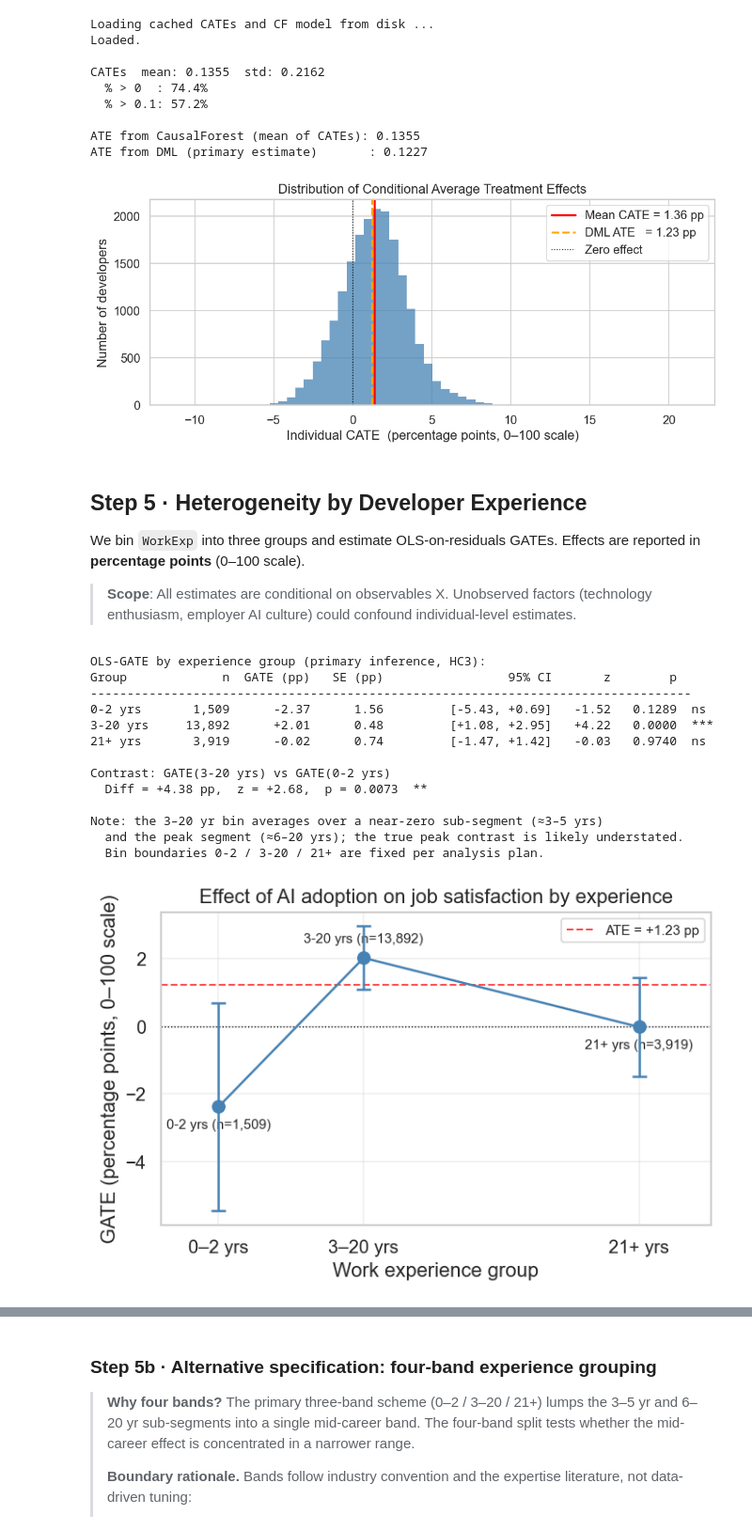
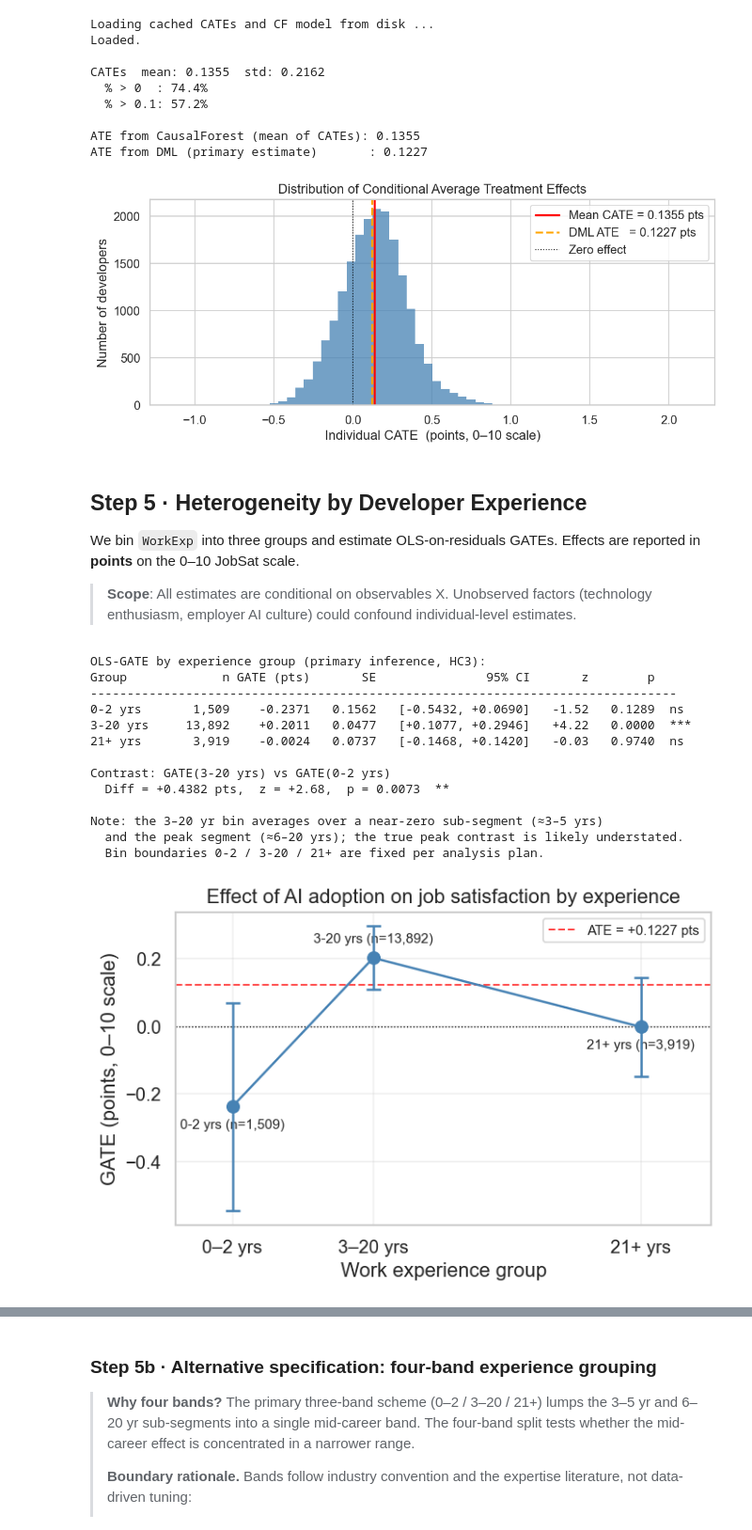
Before and after one commit to SivertIvarhus/Master-Thesis-NOVA-SBE-BA, a Jupyter notebook: notebooks/03-modeling.ipynb, the cells around one changed output, grey strips where cells are left out. Shown at 94% size. Drawn from its saved outputs; the diff is of its cells as text; code cells hidden in the pictures.

```diff
--- a/notebooks/03-modeling.ipynb
+++ b/notebooks/03-modeling.ipynb
@@ -304,13 +305,13 @@ ATE from CausalForest (mean of CATEs): 0.1355
 ATE from DML (primary estimate)       : 0.1227
 # %%
 fig, ax = plt.subplots(figsize=(9, 4))
-ax.hist(cates * 10, bins=60, color="steelblue", alpha=0.75, edgecolor="none")
-ax.axvline(cates.mean() * 10, color="red",   lw=2, ls="-",
-           label=f"Mean CATE = {cates.mean()*10:.2f} pp")
-ax.axvline(ate * 10,           color="orange",lw=2, ls="--",
-           label=f"DML ATE   = {ate*10:.2f} pp")
+ax.hist(cates, bins=60, color="steelblue", alpha=0.75, edgecolor="none")
+ax.axvline(cates.mean(), color="red",   lw=2, ls="-",
+           label=f"Mean CATE = {cates.mean():.4f} pts")
+ax.axvline(ate,           color="orange",lw=2, ls="--",
+           label=f"DML ATE   = {ate:.4f} pts")
 ax.axvline(0,                  color="black", lw=1, ls=":", label="Zero effect")
-ax.set_xlabel("Individual CATE  (percentage points, 0–100 scale)")
+ax.set_xlabel("Individual CATE  (points, 0–10 scale)")
 ax.set_ylabel("Number of developers")
 ax.set_title("Distribution of Conditional Average Treatment Effects")
 ax.legend()
@@ -318,12 +319,12 @@ plt.tight_layout()
 plt.savefig(FIGURES / "cate_distribution.png", dpi=150, bbox_inches="tight")
 plt.show()
 # %% [output]
-[figure, old version]
+[figure, new version]
 # %% [markdown]
 ## Step 5 · Heterogeneity by Developer Experience
 
 We bin `WorkExp` into three groups and estimate OLS-on-residuals GATEs.
-Effects are reported in **percentage points** (0–100 scale).
+Effects are reported in **points** on the 0–10 JobSat scale.
 
 > **Scope**: All estimates are conditional on observables X. Unobserved factors
 > (technology enthusiasm, employer AI culture) could confound individual-level estimates.
@@ -333,7 +334,7 @@ miss_flag = df["WorkExp_missing"].values.astype(bool)
 
 EXP_BINS   = [0, 2, 20, 100]
 EXP_LABELS = ["0-2 yrs", "3-20 yrs", "21+ yrs"]
-EXP_MIDS   = [1, 11, 30]   # midpoints for regression line
+EXP_MIDS   = [1, 11, 30]   # midpoints for plot x-axis
 
 exp_groups = pd.cut(pd.Series(work_exp), bins=EXP_BINS,
                     labels=EXP_LABELS, right=True, include_lowest=True)
@@ -355,10 +356,10 @@ for grp, mid in zip(EXP_LABELS, EXP_MIDS):
     rows.append({
         "group": grp, "mid": mid, "n": mask.sum(),
         "cf_cate": cf_mean,
-        "gate_ols": gate_g, "gate_pp": gate_g * 10,
-        "se": se_g,       "se_pp": se_g * 10,
-        "ci_lo": gate_g - 1.96*se_g, "ci_lo_pp": (gate_g - 1.96*se_g)*10,
-        "ci_hi": gate_g + 1.96*se_g, "ci_hi_pp": (gate_g + 1.96*se_g)*10,
+        "gate_ols": gate_g,
+        "se": se_g,
+        "ci_lo": gate_g - 1.96*se_g,
+        "ci_hi": gate_g + 1.96*se_g,
     })
 
 res_exp = pd.DataFrame(rows)
@@ -366,15 +367,15 @@ res_exp.to_csv(TABLES / "cate_by_experience.csv", index=False)
 
 # ── Print table ────────────────────────────────────────────────────────────────
 print("OLS-GATE by experience group (primary inference, HC3):")
-print(f"{'Group':12s} {'n':>6s} {'GATE (pp)':>10s} {'SE (pp)':>9s} {'95% CI':>22s} {'z':>7s} {'p':>8s}")
-print("-" * 82)
+print(f"{'Group':12s} {'n':>6s} {'GATE (pts)':>10s} {'SE':>8s} {'95% CI':>20s} {'z':>7s} {'p':>8s}")
+print("-" * 80)
 for _, r in res_exp.iterrows():
     z = r["gate_ols"] / r["se"]
     p = 2 * (1 - _norm.cdf(abs(z)))
     sig = "***" if p < 0.001 else "**" if p < 0.01 else "*" if p < 0.05 else "ns"
-    ci_str = f"[{r['ci_lo_pp']:+.2f}, {r['ci_hi_pp']:+.2f}]"
-    print(f"{str(r['group']):12s} {int(r['n']):>6,d} {r['gate_pp']:>+10.2f} "
-          f"{r['se_pp']:>9.2f} {ci_str:>22s} {z:>+7.2f} {p:>8.4f}  {sig}")
+    ci_str = f"[{r['ci_lo']:+.4f}, {r['ci_hi']:+.4f}]"
+    print(f"{str(r['group']):12s} {int(r['n']):>6,d} {r['gate_ols']:>+10.4f} "
+          f"{r['se']:>8.4f} {ci_str:>20s} {z:>+7.2f} {p:>8.4f}  {sig}")
 
 # ── Key contrast: mid vs junior ────────────────────────────────────────────────
 r_jun = res_exp[res_exp["group"].astype(str) == "0-2 yrs"].iloc[0]
@@ -386,7 +387,7 @@ p_diff_ols  = 2 * (1 - _norm.cdf(abs(z_diff_ols)))
 stars_ols   = "***" if p_diff_ols < 0.001 else "**" if p_diff_ols < 0.01 else "*" if p_diff_ols < 0.05 else "ns"
 print()
 print("Contrast: GATE(3-20 yrs) vs GATE(0-2 yrs)")
-print(f"  Diff = {diff_ols*10:+.2f} pp,  z = {z_diff_ols:+.2f},  p = {p_diff_ols:.4f}  {stars_ols}")
+print(f"  Diff = {diff_ols:+.4f} pts,  z = {z_diff_ols:+.2f},  p = {p_diff_ols:.4f}  {stars_ols}")
 print()
 print("Note: the 3–20 yr bin averages over a near-zero sub-segment (≈3–5 yrs)")
 print("  and the peak segment (≈6–20 yrs); the true peak contrast is likely understated.")
@@ -395,59 +396,55 @@ print("  Bin boundaries 0-2 / 3-20 / 21+ are fixed per analysis plan.")
 # ── Coefficient plot: connected dots + 95% CI ─────────────────────────────────
 fig, ax = plt.subplots(figsize=(6, 4))
 
-x     = np.array(res_exp["mid"])
-y     = res_exp["gate_pp"].values
-y_lo  = res_exp["ci_lo_pp"].values
-y_hi  = res_exp["ci_hi_pp"].values
+x    = np.array(res_exp["mid"])
+y    = res_exp["gate_ols"].values
+y_lo = res_exp["ci_lo"].values
+y_hi = res_exp["ci_hi"].values
 
-# Connect the group estimates with a line to show the pattern
 ax.plot(x, y, color="steelblue", lw=1.5, zorder=3)
-
-# 95% CI as vertical bars
 ax.errorbar(x, y, yerr=[y - y_lo, y_hi - y],
             fmt="o", color="steelblue", ms=8, capsize=5, capthick=1.5,
             elinewidth=1.5, zorder=4)
 
-# Label each point
 for _, row in res_exp.iterrows():
-    offset = 8 if row["gate_pp"] > 0 else -8
-    va = "bottom" if row["gate_pp"] > 0 else "top"
+    offset = 8 if row["gate_ols"] > 0 else -8
+    va = "bottom" if row["gate_ols"] > 0 else "top"
     ax.annotate(f"{row['group']} (n={int(row['n']):,})",
-                xy=(row["mid"], row["gate_pp"]),
+                xy=(row["mid"], row["gate_ols"]),
                 xytext=(0, offset), textcoords="offset points",
                 fontsize=9, ha="center", va=va)
 
-ax.axhline(0,       color="black", lw=0.8, ls=":")
-ax.axhline(ate*10,  color="red",   lw=1.2, ls="--", alpha=0.7,
-           label=f"ATE = {ate*10:+.2f} pp")
+ax.axhline(0,   color="black", lw=0.8, ls=":")
+ax.axhline(ate, color="red",   lw=1.2, ls="--", alpha=0.7,
+           label=f"ATE = {ate:+.4f} pts")
 
 ax.set_xticks(x)
 ax.set_xticklabels(["0–2 yrs", "3–20 yrs", "21+ yrs"])
 ax.set_xlabel("Work experience group")
-ax.set_ylabel("GATE (percentage points, 0–100 scale)")
+ax.set_ylabel("GATE (points, 0–10 scale)")
 ax.set_title("Effect of AI adoption on job satisfaction by experience")
 ax.legend(fontsize=9)
 ax.grid(alpha=0.3)
 ax.set_xlim(-3, 35)
 
 plt.tight_layout()
 plt.savefig(FIGURES / "cate_by_experience.png", dpi=150, bbox_inches="tight")
 plt.show()
 # %% [output]
 OLS-GATE by experience group (primary inference, HC3):
-Group             n  GATE (pp)   SE (pp)                 95% CI       z        p
-----------------------------------------------------------------------------------
-0-2 yrs       1,509      -2.37      1.56         [-5.43, +0.69]   -1.52   0.1289  ns
-3-20 yrs     13,892      +2.01      0.48         [+1.08, +2.95]   +4.22   0.0000  ***
-21+ yrs       3,919      -0.02      0.74         [-1.47, +1.42]   -0.03   0.9740  ns
+Group             n GATE (pts)       SE               95% CI       z        p
+--------------------------------------------------------------------------------
+0-2 yrs       1,509    -0.2371   0.1562   [-0.5432, +0.0690]   -1.52   0.1289  ns
+3-20 yrs     13,892    +0.2011   0.0477   [+0.1077, +0.2946]   +4.22   0.0000  ***
+21+ yrs       3,919    -0.0024   0.0737   [-0.1468, +0.1420]   -0.03   0.9740  ns
 
 Contrast: GATE(3-20 yrs) vs GATE(0-2 yrs)
-  Diff = +4.38 pp,  z = +2.68,  p = 0.0073  **
+  Diff = +0.4382 pts,  z = +2.68,  p = 0.0073  **
 
 Note: the 3–20 yr bin averages over a near-zero sub-segment (≈3–5 yrs)
   and the peak segment (≈6–20 yrs); the true peak contrast is likely understated.
   Bin boundaries 0-2 / 3-20 / 21+ are fixed per analysis plan.
-[figure, old version]
+[figure, new version]
 # %%
 # AIPW cross-check (arm-specific outcome models, 3-bin experience groups)
 print("=== AIPW Cross-Check ===\n")
```
Also changed, not shown: parts of 10 cells of this notebook.
